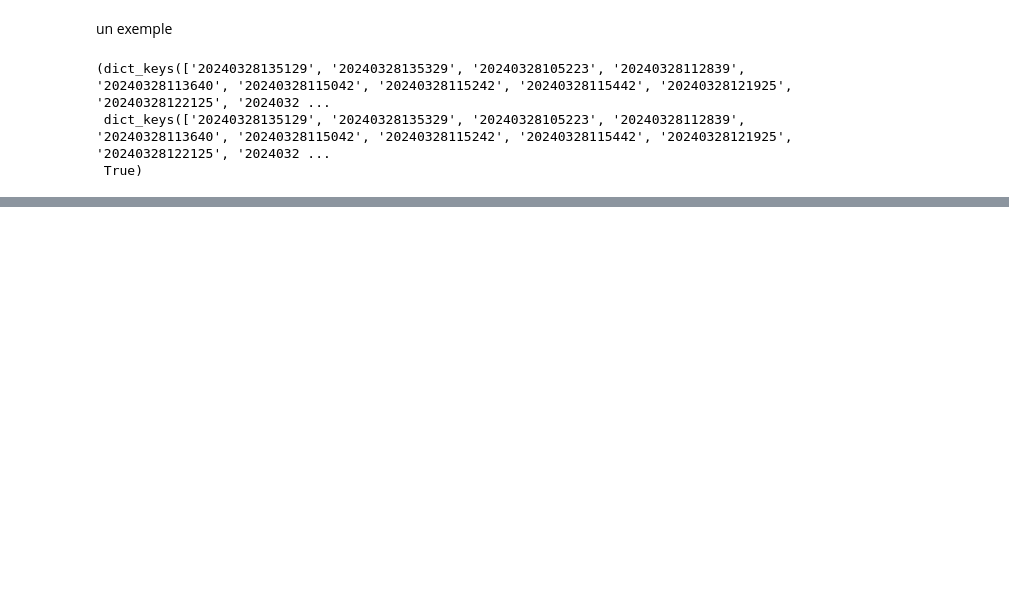
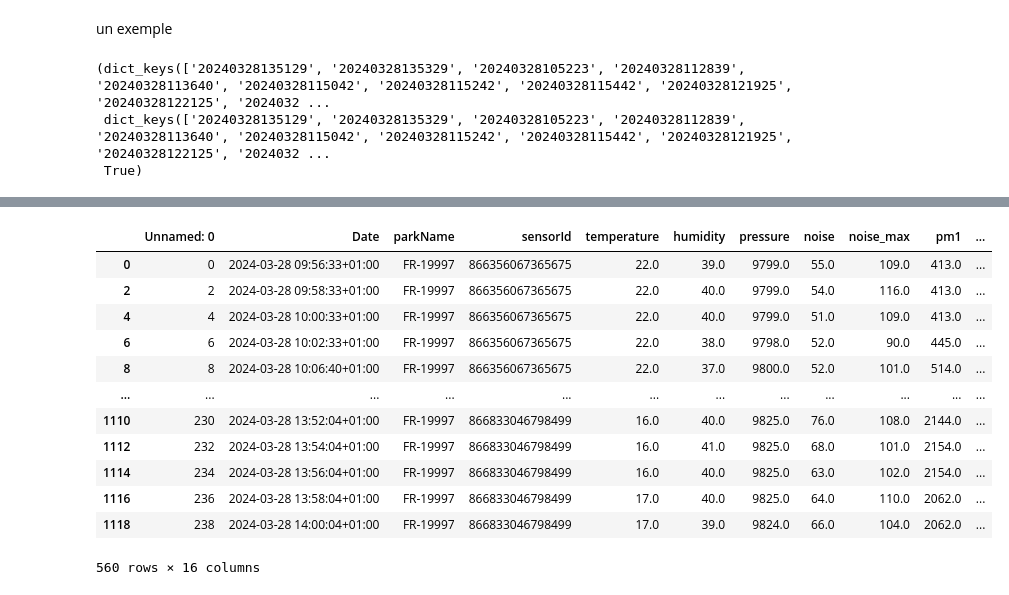
Before and after one commit to eSaleh/P6_Systeme_annotation_donnees_polution, a Jupyter notebook: yolov7-deepsort-tracking/classification_events.ipynb, the cells around one changed output, grey strips where cells are left out. Saved outputs shown, nothing was run; the diff lists cells and outputs as text; code cells hidden in the pictures; blank space fills up the shorter version.

```diff
--- a/yolov7-deepsort-tracking/classification_events.ipynb
+++ b/yolov7-deepsort-tracking/classification_events.ipynb
@@ -34,0 +280,18 @@ for json_file in list_json:
+# %%
+df_capteur_entreprise=df.dropna(axis=0)
+# %%
+df_capteur_entreprise
+# %% [output]
+|  | Unnamed: 0 | Date | parkName | sensorId | temperature | humidity | pressure | noise | noise_max | pm1 | ... |
+| 0 | 0 | 2024-03-28 09:56:33+01:00 | FR-19997 | 866356067365675 | 22.0 | 39.0 | 9799.0 | 55.0 | 109.0 | 413.0 | ... |
+| 2 | 2 | 2024-03-28 09:58:33+01:00 | FR-19997 | 866356067365675 | 22.0 | 40.0 | 9799.0 | 54.0 | 116.0 | 413.0 | ... |
+| 4 | 4 | 2024-03-28 10:00:33+01:00 | FR-19997 | 866356067365675 | 22.0 | 40.0 | 9799.0 | 51.0 | 109.0 | 413.0 | ... |
+| 6 | 6 | 2024-03-28 10:02:33+01:00 | FR-19997 | 866356067365675 | 22.0 | 38.0 | 9798.0 | 52.0 | 90.0 | 445.0 | ... |
+| 8 | 8 | 2024-03-28 10:06:40+01:00 | FR-19997 | 866356067365675 | 22.0 | 37.0 | 9800.0 | 52.0 | 101.0 | 514.0 | ... |
+| ... | ... | ... | ... | ... | ... | ... | ... | ... | ... | ... | ... |
+| 1110 | 230 | 2024-03-28 13:52:04+01:00 | FR-19997 | 866833046798499 | 16.0 | 40.0 | 9825.0 | 76.0 | 108.0 | 2144.0 | ... |
+| 1112 | 232 | 2024-03-28 13:54:04+01:00 | FR-19997 | 866833046798499 | 16.0 | 41.0 | 9825.0 | 68.0 | 101.0 | 2154.0 | ... |
+| 1114 | 234 | 2024-03-28 13:56:04+01:00 | FR-19997 | 866833046798499 | 16.0 | 40.0 | 9825.0 | 63.0 | 102.0 | 2154.0 | ... |
+| 1116 | 236 | 2024-03-28 13:58:04+01:00 | FR-19997 | 866833046798499 | 17.0 | 40.0 | 9825.0 | 64.0 | 110.0 | 2062.0 | ... |
+| 1118 | 238 | 2024-03-28 14:00:04+01:00 | FR-19997 | 866833046798499 | 17.0 | 39.0 | 9824.0 | 66.0 | 104.0 | 2062.0 | ... |
+560 rows × 16 columns
```
Also changed, not shown: parts of 18 cells of this notebook, 2 other files.
